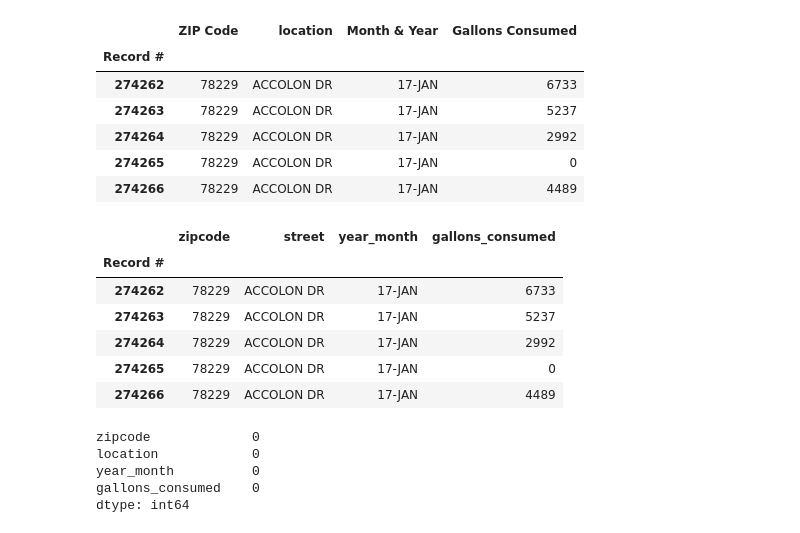
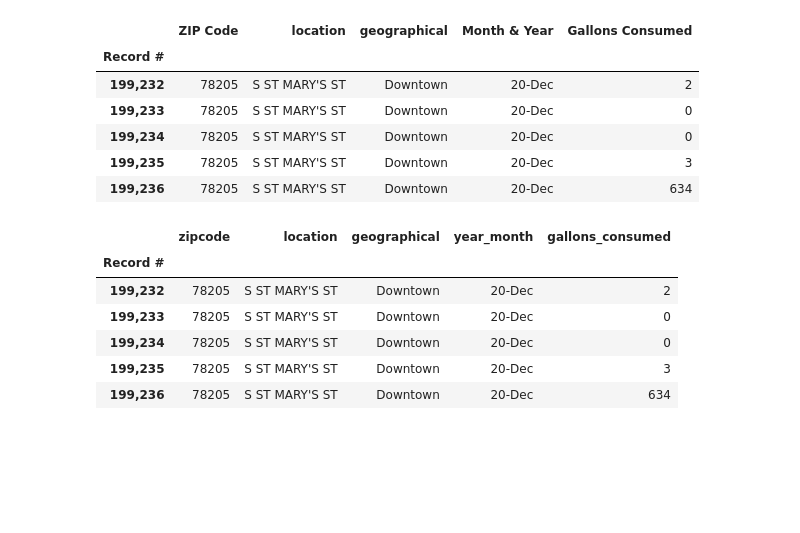
Before and after one commit to slc-data/2021-datathon, a Jupyter notebook: workbooks/caitlyn/reformat_saws.ipynb, the cells around one changed output. Cells and saved outputs as stored; diff of their text form; code cells hidden in the pictures; blank space fills up the shorter version.

Commit message:
Add in Downtown Saws Data

```diff
--- a/workbooks/caitlyn/reformat_saws.ipynb
+++ b/workbooks/caitlyn/reformat_saws.ipynb
@@ -5,0 +32,4 @@ saws = pd.read_csv('med_center_saws.csv')
+# %%
+down_saws = pd.read_csv('downtown_saws.csv')
+# %%
+down_saws['geographical'] = 'Downtown'
@@ -5,0 +42,2 @@ saws = pd.read_csv('med_center_saws.csv')
+# %%
+saws = med_saws.append(down_saws, ignore_index=True)
@@ -52,5 +98,5 @@ saws.head()
 # %%
-saws = saws.melt(id_vars=['Record #', 'ZIP Code', 'location'],
+saws = saws.melt(id_vars=['Record #', 'ZIP Code', 'location', 'geographical'],
           var_name='Month & Year', value_name='Gallons Consumed')
 # %%
 saws = saws.set_index('Record #')
@@ -67,28 +113,28 @@ saws.head()
 # %%
 saws = saws.fillna(0)
 # %%
-saws.head()
+saws.tail()
 # %% [output]
-|  | ZIP Code | location | Month & Year | Gallons Consumed |
-| Record # |  |  |  |  |
-| 274262 | 78229 | ACCOLON DR | 17-JAN | 6733 |
-| 274263 | 78229 | ACCOLON DR | 17-JAN | 5237 |
-| 274264 | 78229 | ACCOLON DR | 17-JAN | 2992 |
-| 274265 | 78229 | ACCOLON DR | 17-JAN | 0 |
-| 274266 | 78229 | ACCOLON DR | 17-JAN | 4489 |
+|  | ZIP Code | location | geographical | Month & Year | Gallons Consumed |
+| Record # |  |  |  |  |  |
+| 199,232 | 78205 | S ST MARY'S ST | Downtown | 20-Dec | 2 |
+| 199,233 | 78205 | S ST MARY'S ST | Downtown | 20-Dec | 0 |
+| 199,234 | 78205 | S ST MARY'S ST | Downtown | 20-Dec | 0 |
+| 199,235 | 78205 | S ST MARY'S ST | Downtown | 20-Dec | 3 |
+| 199,236 | 78205 | S ST MARY'S ST | Downtown | 20-Dec | 634 |
 # %%
 saws = saws.rename(columns={"ZIP Code": "zipcode", 'Month & Year':'year_month',
                             'Gallons Consumed':'gallons_consumed'})
 # %%
-saws.head()
+saws.tail()
 # %% [output]
-|  | zipcode | street | year_month | gallons_consumed |
-| Record # |  |  |  |  |
-| 274262 | 78229 | ACCOLON DR | 17-JAN | 6733 |
-| 274263 | 78229 | ACCOLON DR | 17-JAN | 5237 |
-| 274264 | 78229 | ACCOLON DR | 17-JAN | 2992 |
-| 274265 | 78229 | ACCOLON DR | 17-JAN | 0 |
-| 274266 | 78229 | ACCOLON DR | 17-JAN | 4489 |
+|  | zipcode | location | geographical | year_month | gallons_consumed |
+| Record # |  |  |  |  |  |
+| 199,232 | 78205 | S ST MARY'S ST | Downtown | 20-Dec | 2 |
+| 199,233 | 78205 | S ST MARY'S ST | Downtown | 20-Dec | 0 |
+| 199,234 | 78205 | S ST MARY'S ST | Downtown | 20-Dec | 0 |
+| 199,235 | 78205 | S ST MARY'S ST | Downtown | 20-Dec | 3 |
+| 199,236 | 78205 | S ST MARY'S ST | Downtown | 20-Dec | 634 |
 # %%
 def wrangle_saws():
     '''This function will drop unnecessary columns,
@@ -113,11 +167,3 @@ def wrangle_saws():
     return saws
 # %%
 saws = wrangle_saws()
-# %%
-saws.isnull().sum()
-# %% [output]
-zipcode             0
-location            0
-year_month          0
-gallons_consumed    0
-dtype: int64
```
Also changed, not shown: parts of 15 cells of this notebook.
